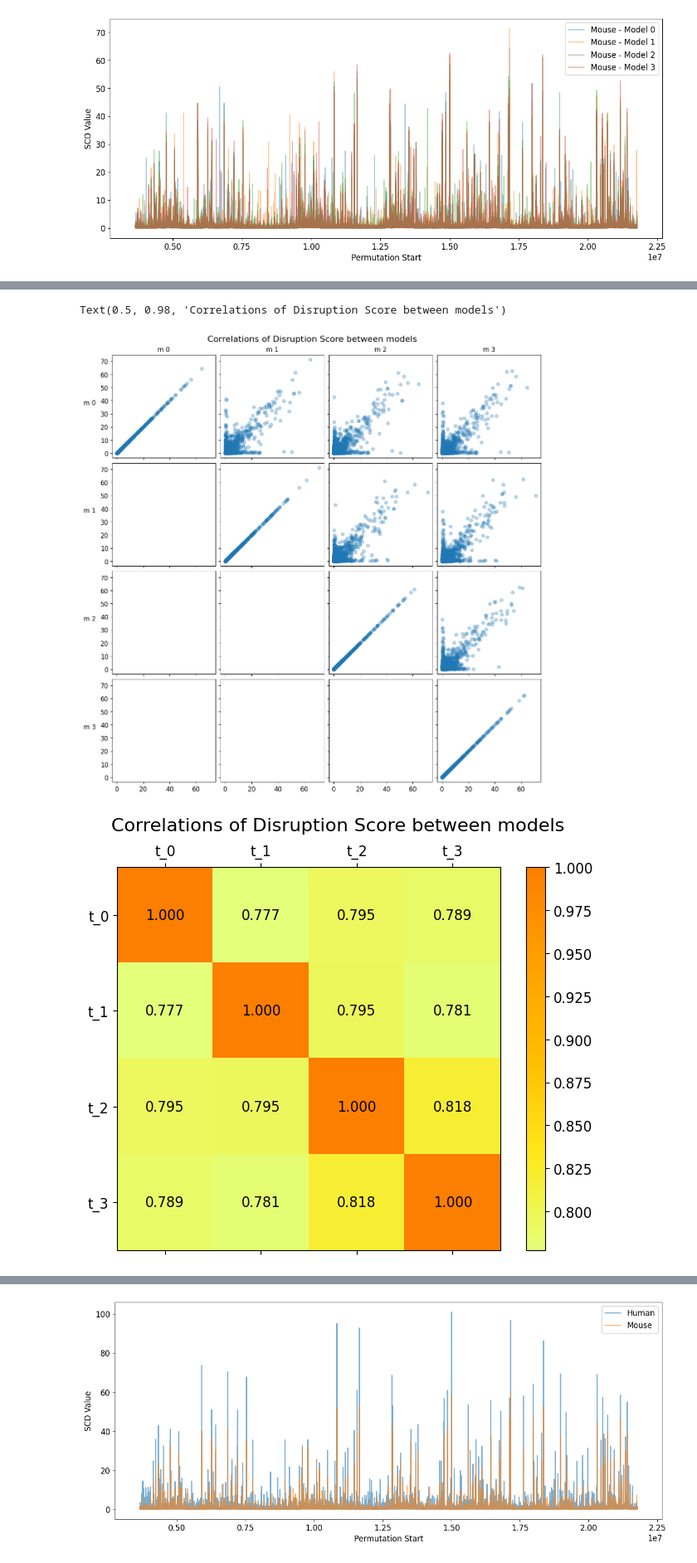
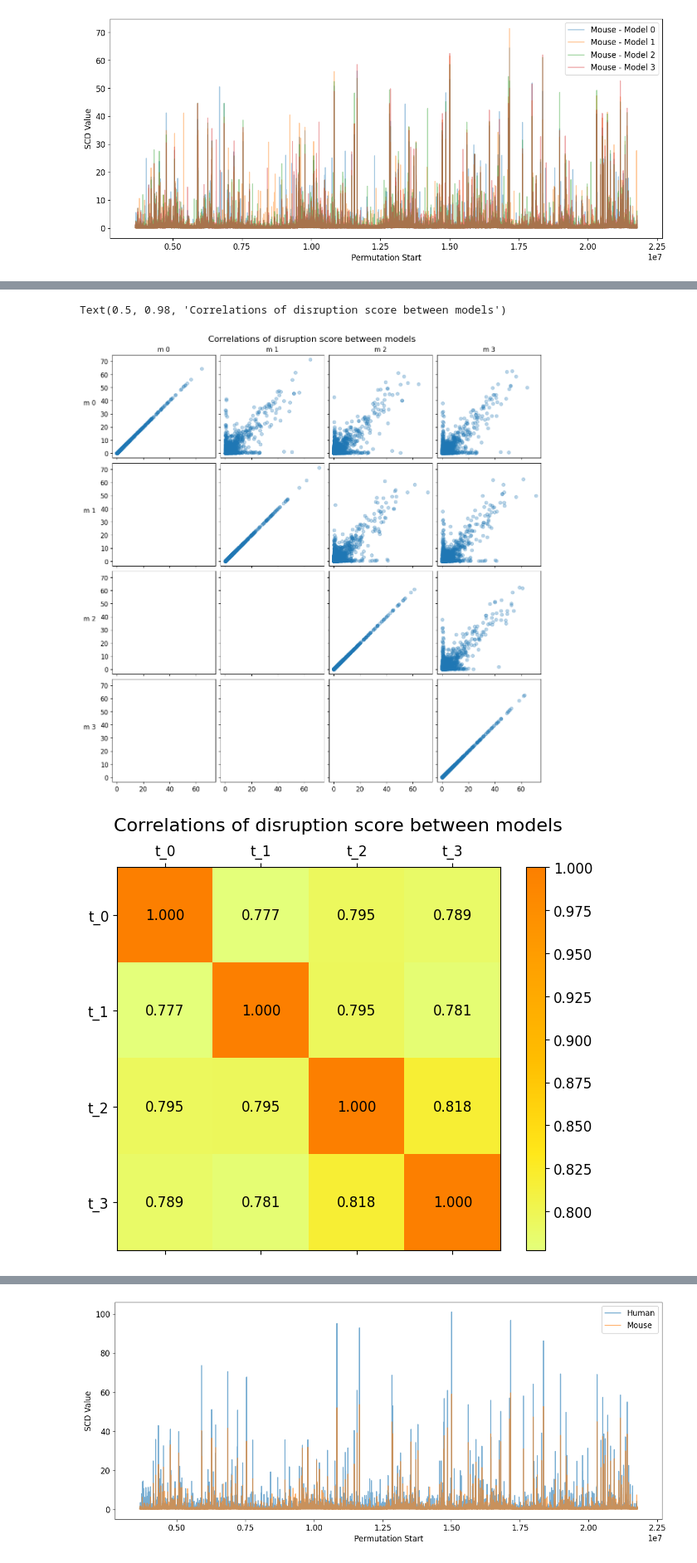
Before and after one commit to Fudenberg-Research-Group/akitaV2-analyses, a Jupyter notebook: experiments/genomic_disruption_profile/analysis/analysis.ipynb, the cells around one changed output, grey strips where cells are left out. Shown at 83% size. Cells and saved outputs as stored; diff of their text form; code cells hidden in the pictures.

```diff
--- a/experiments/genomic_disruption_profile/analysis/analysis.ipynb
+++ b/experiments/genomic_disruption_profile/analysis/analysis.ipynb
@@ -150,31 +151,31 @@ for ax, row in zip(
 ):
     ax.set_ylabel(row, rotation=0, fontsize=12, labelpad=20)
 
-fig.suptitle(f"Correlations of Disruption Score between models", fontsize=16)
+fig.suptitle(f"Correlations of disruption score between models", fontsize=16)
 # %% [output]
-Text(0.5, 0.98, 'Correlations of Disruption Score between models')
+Text(0.5, 0.98, 'Correlations of disruption score between models')
 [figure]
 # %%
 fig = plt.figure(figsize=(8, 6))
 
 ax = fig.add_subplot(111)
 cax = ax.matshow(models_corr_summary, cmap="Wistia", interpolation='nearest')
 fig.colorbar(cax)
 
 names = [f"t_{i}" for i in range(num_models)]
 
 xaxis = np.arange(len(names))
 ax.set_xticks(xaxis)
 ax.set_yticks(xaxis)
 ax.set_xticklabels(names)
 ax.set_yticklabels(names)
 
 for (x, y), value in np.ndenumerate(models_corr_summary):
     plt.text(x, y, f"{value:.3f}", va="center", ha="center")
 
-fig.suptitle(f"Correlations of Disruption Score between models", fontsize=16)
+fig.suptitle(f"Correlations of disruption score between models", fontsize=16)
 
 fig.show()
 # %% [output]
-[figure, old version]
+[figure, new version]
 # %% [markdown]
```
Also changed, not shown: parts of 23 cells of this notebook, 4 other files.
